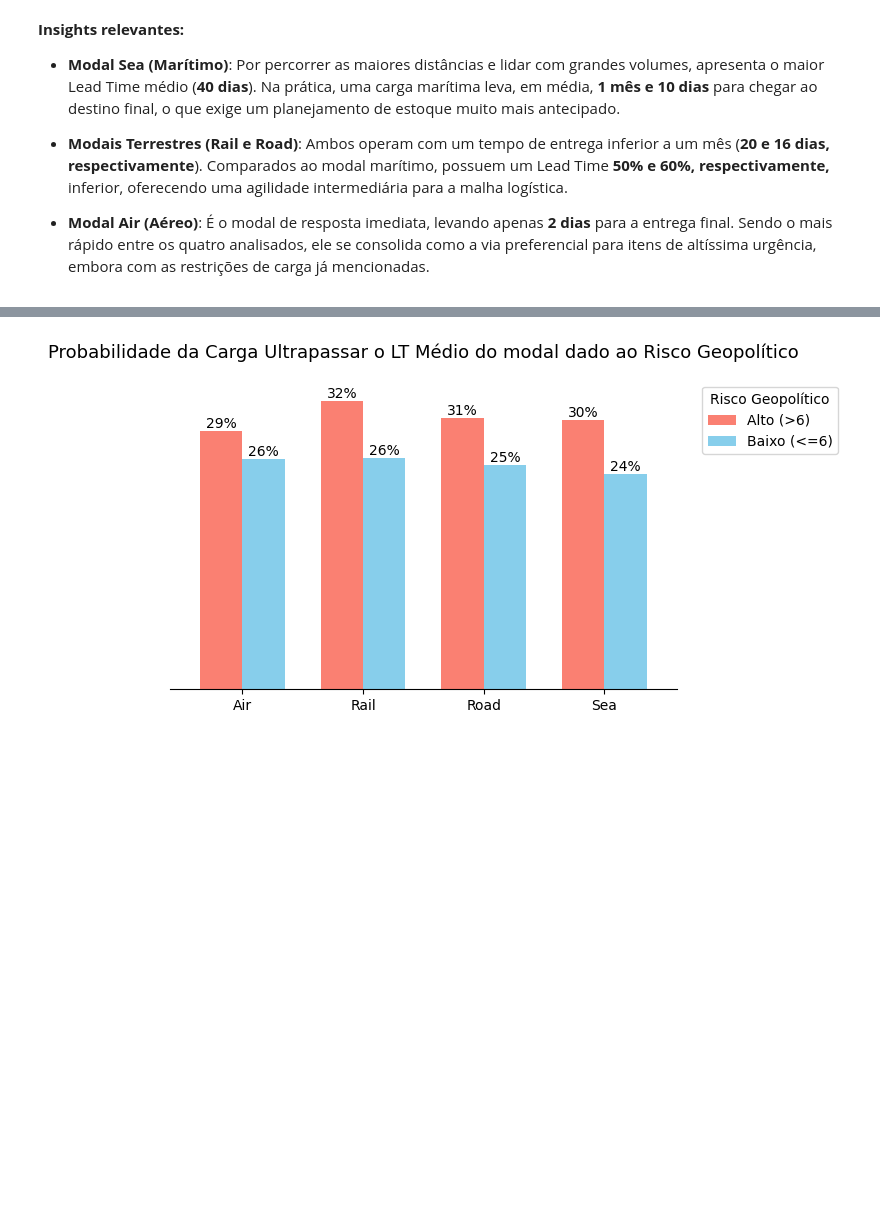
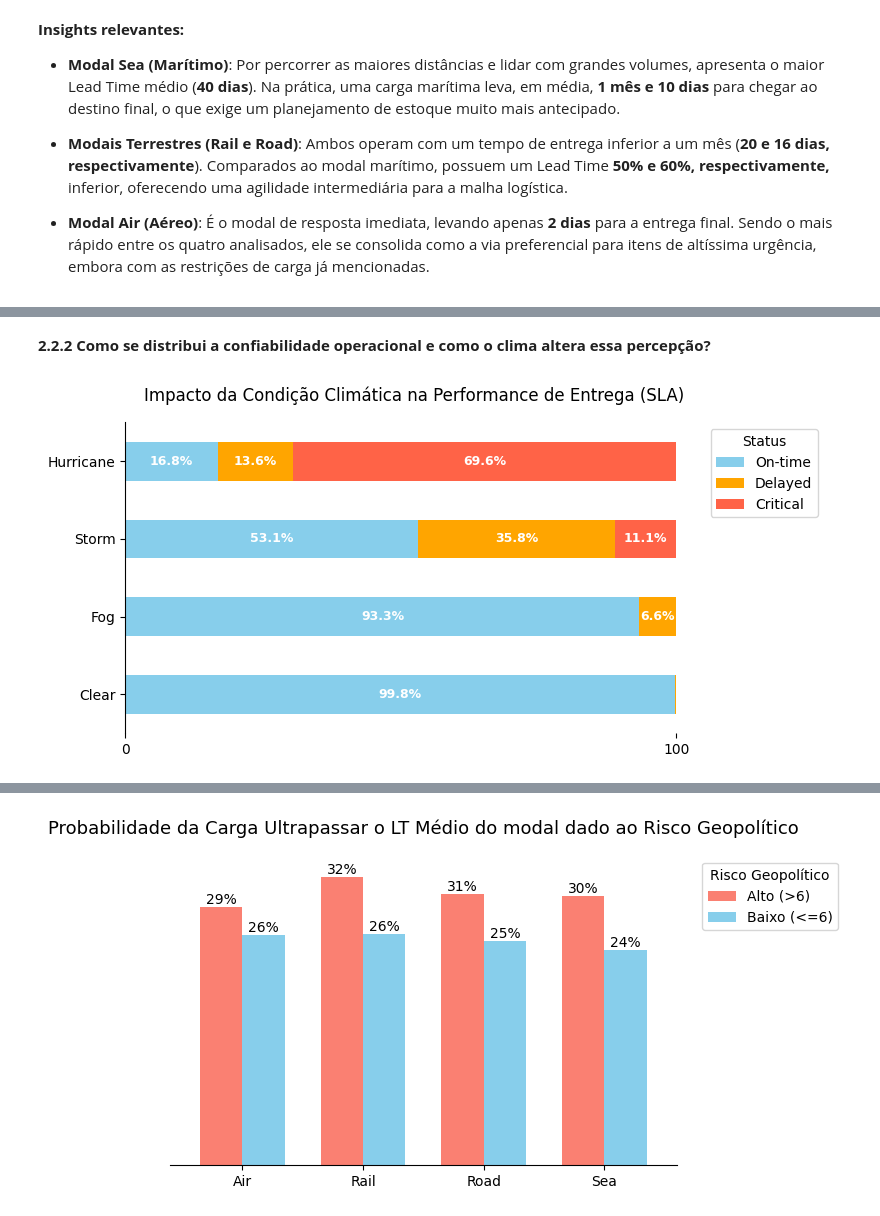
Before and after one commit to juliafarah/MVP_Data_Analysis, a Jupyter notebook: MVP_Data_Analysis.ipynb, the cells around one changed output, grey strips where cells are left out. Drawn from its saved outputs; the diff is of its cells as text; code cells hidden in the pictures; blank space fills up the shorter version.

```diff
--- a/MVP_Data_Analysis.ipynb
+++ b/MVP_Data_Analysis.ipynb
@@ -421,0 +545,47 @@ plt.show()
+# %% [markdown]
+  **2.2.2 Como se distribui a confiabilidade operacional e como o clima altera essa percepção?**
+# %%
+# 1. Criar a tabela de frequências cruzadas (Crosstab)
+dist_weather = pd.crosstab(df_processed['Weather_Condition'],
+                           df_processed['Lead_Time_Category'],
+                           normalize='index') * 100
+
+
+# Status: Do positivo para o crítico
+ordem_status = ['On-time', 'Delayed', 'Critical']
+# Clima: Da menor severidade para a maior (ordem do Encoding)
+ordem_clima = ['Clear', 'Fog', 'Storm', 'Hurricane']
+
+# Aplicando a reordenação (reindex)
+dist_weather = dist_weather.reindex(index=ordem_clima, columns=ordem_status)
+
+# grafico de barras empilhadas
+fig, ax = plt.subplots(figsize=(8, 4))
+dist_weather.plot(kind='barh', stacked=True, ax=ax,
+                  color=['#87CEEB', '#FFA500', '#FF6347'], edgecolor='none')
+
+# rotulos de porcentagem
+for p in ax.patches:
+    width = p.get_width()
+    if width > 3: # Apenas para fatias visíveis
+        ax.annotate(f'{width:.1f}%',
+                    (p.get_x() + width / 2, p.get_y() + p.get_height() / 2),
+                    ha='center', va='center', color='white',
+                    fontweight='bold', fontsize=9)
+
+# Ajustes de dataviz
+plt.title('Impacto da Condição Climática na Performance de Entrega (SLA)', fontsize=12, pad=15)
+plt.xlabel('')
+plt.ylabel('')
+plt.legend(title='Status', bbox_to_anchor=(1.0, 1), loc='upper left')
+
+plt.xticks([0, 100])
+
+# Removendo bordas desnecessárias
+for spine in ['top', 'right', 'bottom']:
+    ax.spines[spine].set_visible(False)
+
+plt.tight_layout()
+plt.show()
+# %% [output]
+[figure, added]
```
Also changed, not shown: parts of 23 cells of this notebook.
